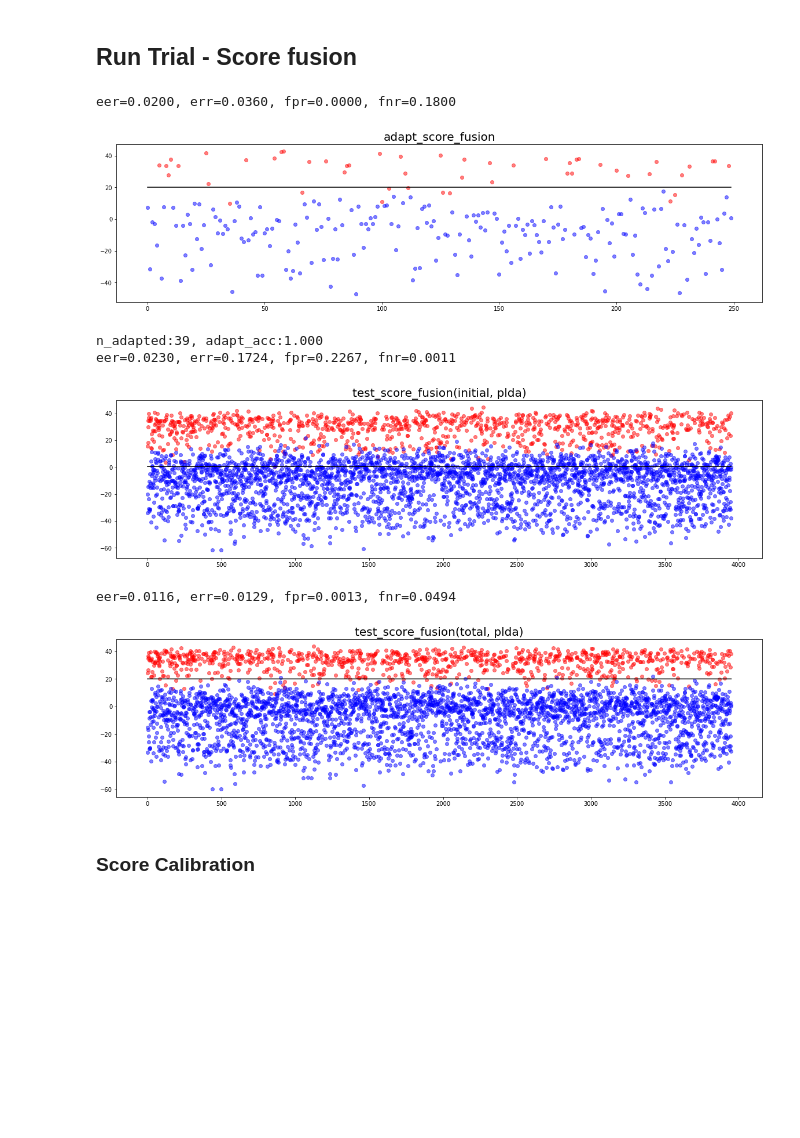
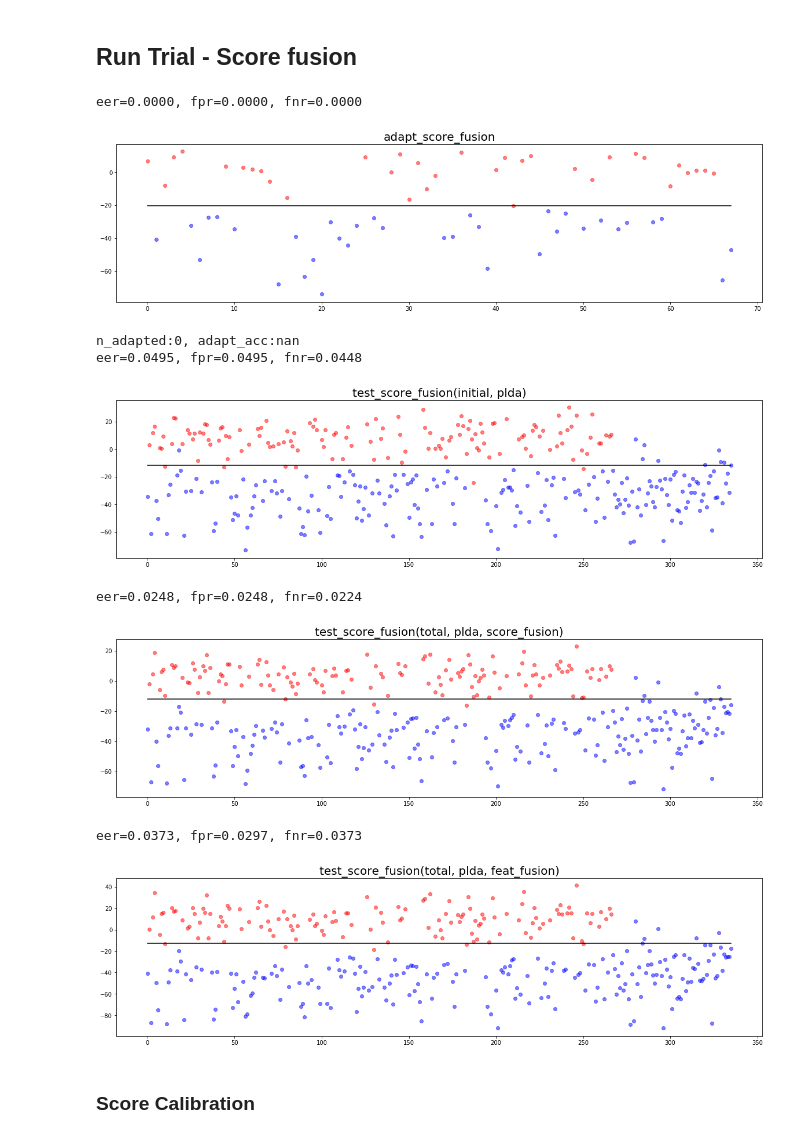
Before and after one commit to muncok/ASV_Experiments, a Jupyter notebook: exp_adaptive_sv/batch_sv_system.ipynb, the cells around one changed output. Drawn from its saved outputs; the diff is of its cells as text; code cells hidden in the pictures; blank space fills up the shorter version.

Commit message:
confidence based verification initial

```diff
--- a/exp_adaptive_sv/batch_sv_system.ipynb
+++ b/exp_adaptive_sv/batch_sv_system.ipynb
@@ -19,7 +19,8 @@ from batch_sv_system_utils import get_embeds, cosine_sim, compute_error, compute
 # %%
 from utils import key2df, df2dict
 
-embed_dir = "embeddings/voxc2_fbank64_voxc2untied_tdnn7_embeds/"
+# embed_dir = "embeddings/voxc2_fbank64_voxc2untied_tdnn7_embeds/"
+embed_dir = "embeddings/voxc1adapt_fbank64_embeds/"
 keys = pickle.load(open(embed_dir + "/sv_keys.pkl", "rb"))
 sv_embeds = np.load(embed_dir + "/sv_embeds.npy")
 key_df = key2df(keys)
@@ -30,4 +30,4 @@ plda_model_dir = embed_dir + "plda_train/"
 # %%
-trial = pickle.load(open("trials/enr306/short_enr_test/trials.pkl", "rb"))
+trial = pickle.load(open("trials/enr306/enr306_closedset_big/FS_5/trials.pkl", "rb"))
 # %% [markdown]
 ## Run Trial - Score fusion
@@ -37,3 +34,14 @@ enr_spk, enr_ids, adapt_trial, test_trial= trial[t_idx]
+# %%
+t_idx = 6
+
+# for short
+# enr_spk, enr_ids, adapt_trial, test_trial= trial[t_idx]
+
+# for closed
+enr_spk, enr_ids, test_trial, adapt_trial, ood_trial= trial[t_idx]
+test_trial = list(test_trial)
+test_trial[0] = test_trial[0] + ood_trial[0]
+test_trial[1] = test_trial[1] + ood_trial[1]
 # %%
 vT = 20
 eT = 25
@@ -41,40 +49,47 @@ neT = 0.45
 # %%
 from batch_sv_system_utils import run_trial, plot_score
 
-# adapt trial
-enr_embeds = get_embeds(enr_ids, sv_embeds, id2idx)
-adapt_embeds = get_embeds(adapt_trial[0], sv_embeds, id2idx)
+### get embeds
+enr_embeds = get_embeds(enr_ids, sv_embeds, id2idx, norm=False)
+adapt_embeds = get_embeds(adapt_trial[0], sv_embeds, id2idx, norm=False)
+test_embeds = get_embeds(test_trial[0], sv_embeds, id2idx, norm=False)
+
+### adapt trial
 adapt_scores = run_trial(enr_embeds, adapt_embeds, adapt_trial[1], threshold=vT,
                          plda_dir=plda_model_dir,
                          title="adapt_score_fusion")
 adapt_enr_idx = np.nonzero(adapt_scores.mean(0) > eT)
 adapt_enr_embeds = adapt_embeds[adapt_enr_idx]
 adapt_enr_acc = np.array(adapt_trial[1])[adapt_enr_idx].mean()
 print("n_adapted:{}, adapt_acc:{:.3f}".format(len(adapt_enr_idx[0]), adapt_enr_acc))
+
 ### score fusion
 total_enr_embeds = np.concatenate([enr_embeds, adapt_enr_embeds], axis=0)
 ### feat_fusion
-# total_enr_embeds = np.concatenate([enr_embeds, adapt_enr_embeds], axis=0).mean(0, keepdims=True)
+total_enr_fusion_embeds = np.concatenate([enr_embeds, adapt_enr_embeds], axis=0).mean(0, keepdims=True)
 
-# test trial
-test_embeds = get_embeds(test_trial[0], sv_embeds, id2idx)
-# init_test_scores = run_trial(enr_embeds, test_embeds, test_trial[1], threshold=vT,
-#                              plot=True, title="test_score_fusion(initial)")
-init_test_scores = run_trial(enr_embeds, test_embeds, test_trial[1],
+### test trial
+init_test_scores = run_trial(enr_embeds[:1], test_embeds, test_trial[1],
                                   plda_dir=plda_model_dir,
                                   plot=True, title="test_score_fusion(initial, plda)")
 
 total_test_scores = run_trial(total_enr_embeds, test_embeds, test_trial[1], threshold=vT,
                               plda_dir=plda_model_dir,
-                              plot=True, title="test_score_fusion(total, plda)")
+                              plot=True, title="test_score_fusion(total, plda, score_fusion)")
+
+total_test_scores = run_trial(total_enr_fusion_embeds, test_embeds, test_trial[1], threshold=vT,
+                              plda_dir=plda_model_dir,
+                              plot=True, title="test_score_fusion(total, plda, feat_fusion)")
 # %% [output]
-eer=0.0200, err=0.0360, fpr=0.0000, fnr=0.1800
+eer=0.0000, fpr=0.0000, fnr=0.0000
-[figure, old version]
+[figure, new version]
-n_adapted:39, adapt_acc:1.000
-eer=0.0230, err=0.1724, fpr=0.2267, fnr=0.0011
+n_adapted:0, adapt_acc:nan
+eer=0.0495, fpr=0.0495, fnr=0.0448
-[figure, old version]
+[figure, new version]
-eer=0.0116, err=0.0129, fpr=0.0013, fnr=0.0494
+eer=0.0248, fpr=0.0248, fnr=0.0224
-[figure, old version]
+[figure, new version]
+eer=0.0373, fpr=0.0297, fnr=0.0373
+[figure, added]
 # %% [markdown]
 ### Score Calibration
 # %%
```
Also changed, not shown: parts of 4 cells of this notebook, 7 other files.
